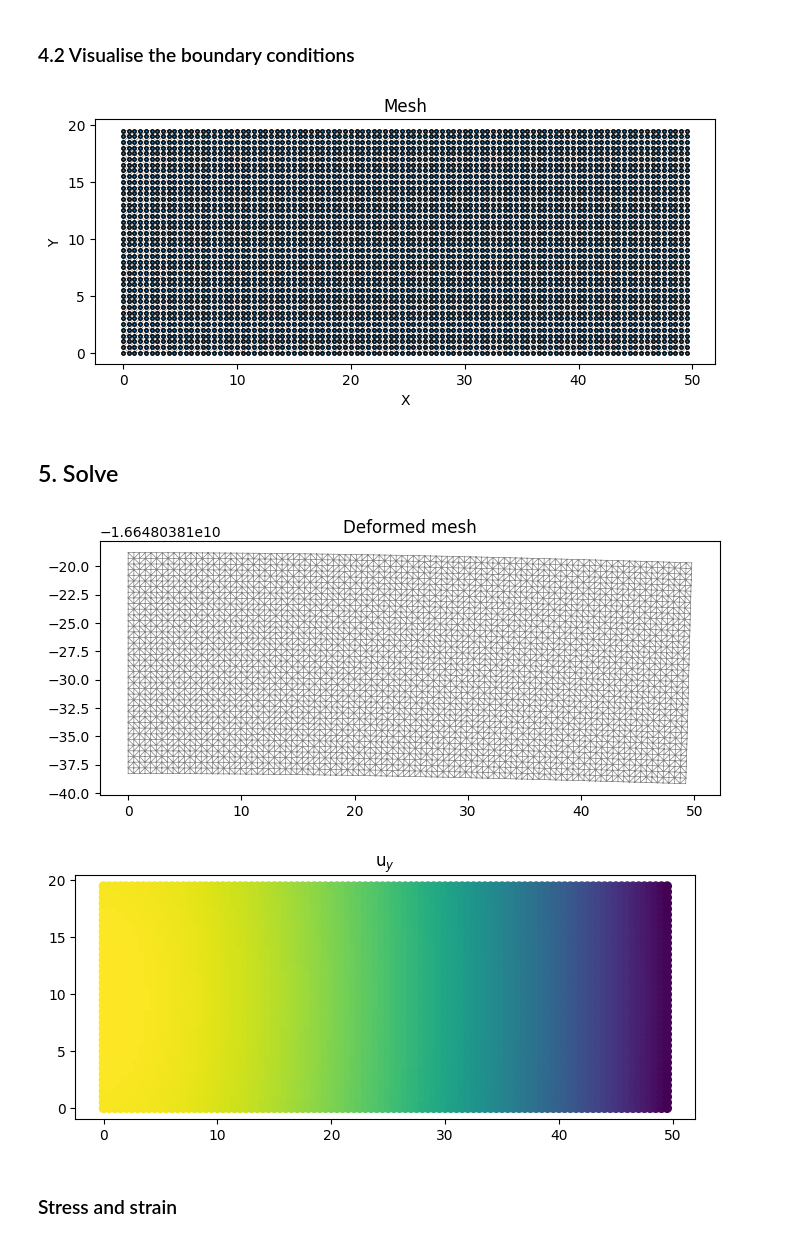
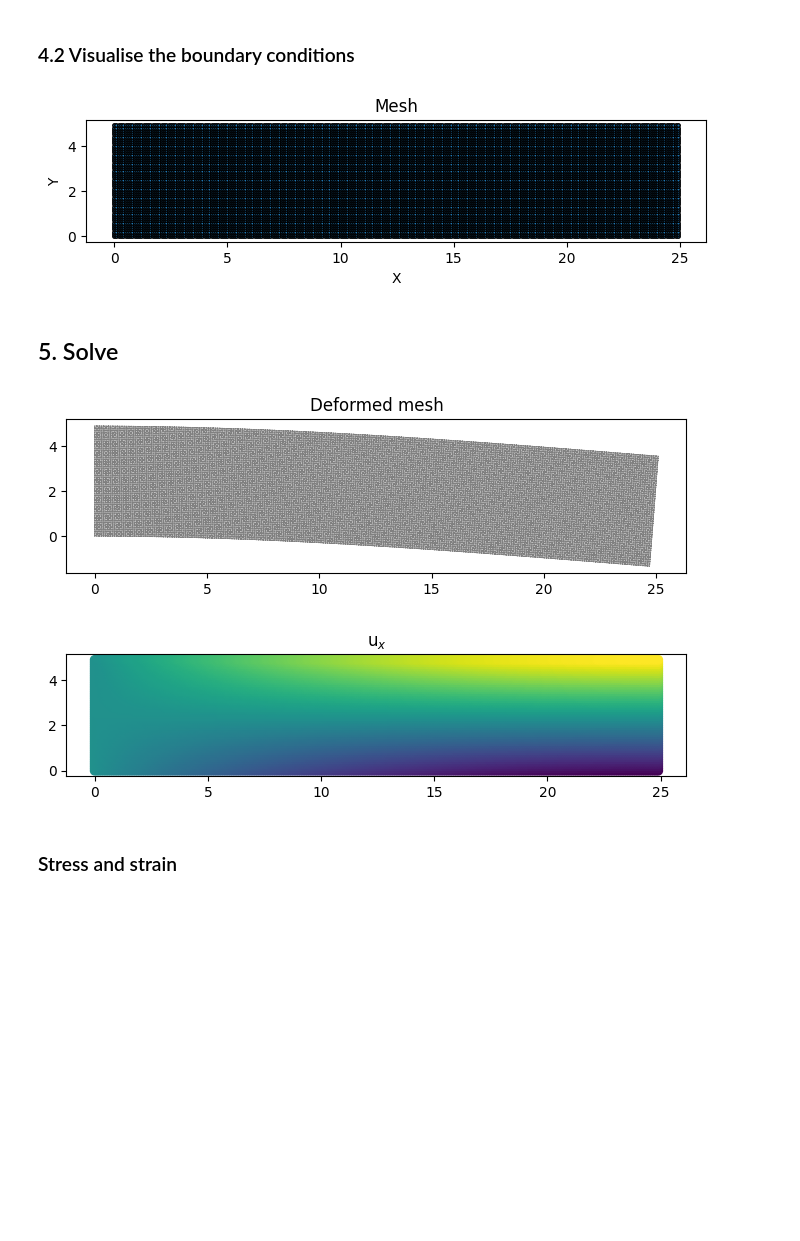
Before and after one commit to mark-hobbs/simplefea, a Jupyter notebook: 2d-plate-example.ipynb, the cells around one changed output. Drawn from its saved outputs; the diff is of its cells as text; code cells hidden in the pictures; blank space fills up the shorter version.

```diff
--- a/2d-plate-example.ipynb
+++ b/2d-plate-example.ipynb
@@ -138,9 +138,9 @@ def build_nodes(dx, n_div_x, n_div_y):
 
     return nodes
 # %%
-length = 50
-depth = 20
-dx = .5
+length = 25
+depth = 5
+dx = 0.1
 
 n_div_x = int(length / dx)
 n_div_y = int(depth / dx)
@@ -197,7 +197,7 @@ def build_applied_forces(particles, dx, n_div_x):
 # %%
 flag, unit_vector = build_applied_forces(points, dx, n_div_x)
 
-magnitude = 1e6
+magnitude = 1e5
 bc = fea.BoundaryConditions(flag, unit_vector, magnitude)
 # %% [markdown]
 ### 3.2 Constraints
@@ -207,7 +207,7 @@ def build_constraints(particles, dx):
 
     for i, particle in enumerate(particles):
         if particle[0] < dx:
-            bc_flag[i, 0] = 1
+            bc_flag[i, :] = 1
 
     return bc_flag
 # %%
@@ -228,18 +228,18 @@ plt.spy(plate.K)
 # %%
 plate.plot_boundary_conditions()
 # %% [output]
-[figure, old version]
+[figure, new version]
 # %% [markdown]
 ## 5. Solve
 # %%
 plate.solve()
 plate.plot_solution(dsf=100)
 # %% [output]
-[figure, old version]
+[figure, new version]
 # %%
-plate.plot_u(1)
+plate.plot_u(0)
 # %% [output]
-[figure, old version]
+[figure, new version]
 # %% [markdown]
 ### Stress and strain
 # %%
```
Also changed, not shown: parts of 4 cells of this notebook, 1 other file.
